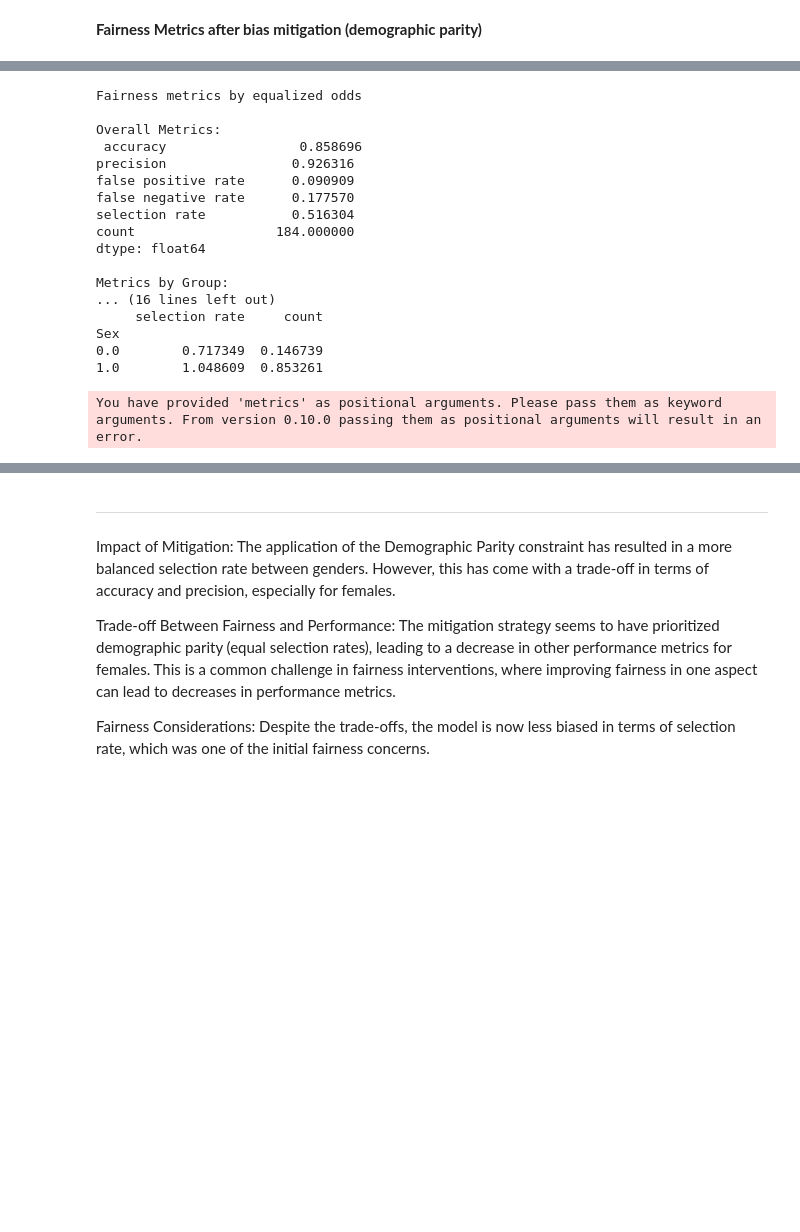
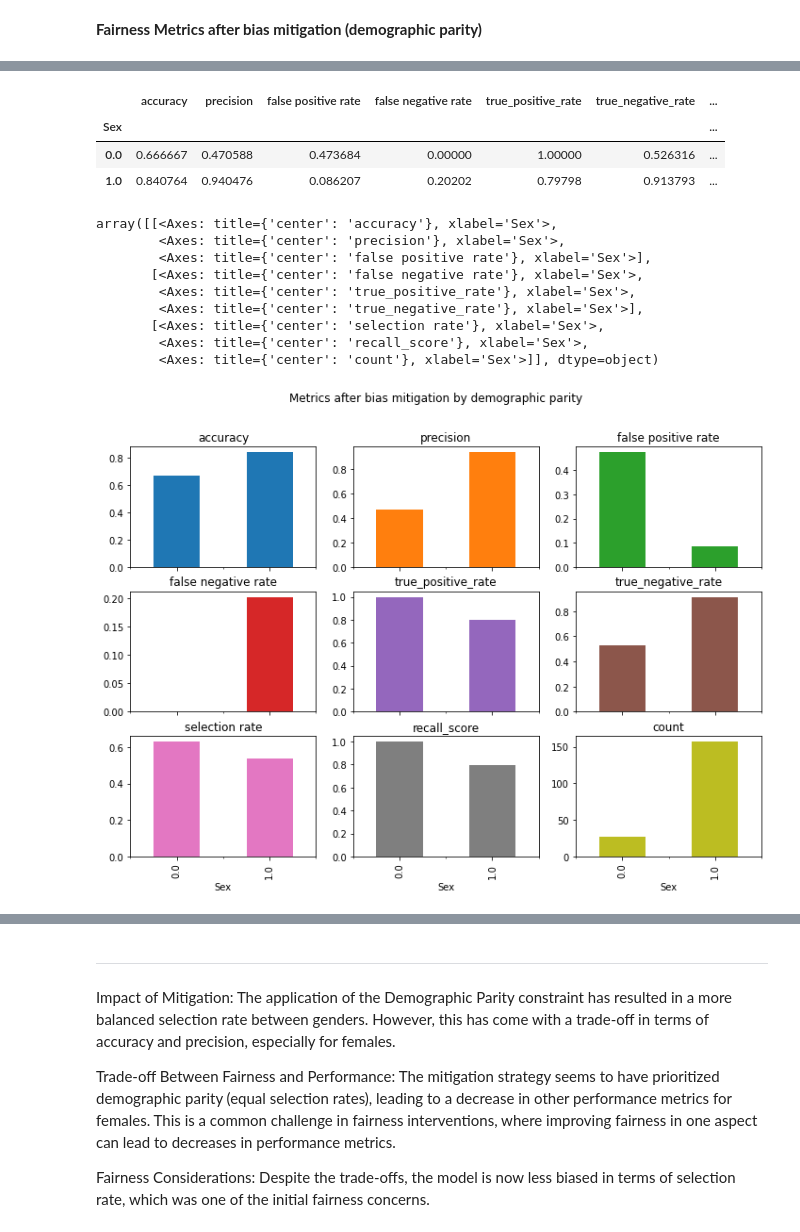
Before and after one commit to PhwayThantChae/Heart-Failure-Prediction-With-Fairness-ML, a Jupyter notebook: Fairlearn/SVM-with-Fairlearn.ipynb, the cells around one changed output, grey strips where cells are left out. Cells and saved outputs as stored; diff of their text form; code cells hidden in the pictures; blank space fills up the shorter version.

```diff
--- a/Fairlearn/SVM-with-Fairlearn.ipynb
+++ b/Fairlearn/SVM-with-Fairlearn.ipynb
@@ -553,15 +541,19 @@ metrics = {
     "precision": precision_score,
     "false positive rate": false_positive_rate,
     "false negative rate": false_negative_rate,
+    "true_positive_rate": true_positive_rate,
+    "true_negative_rate": true_negative_rate,
     "selection rate": selection_rate,
+    "recall_score": recall_score,
     "count": count,
 }
+
 mf = MetricFrame(metrics, y_true=y_test, y_pred=prediction_dp, sensitive_features=sa_test)
 
 
 print("Fairness metrics by demographic parity\n")
 # Output overall metrics and metrics by group
-print("Overall Metrics:\n", mf.overall)
+print("Overall Metrics after bias mitigation by demographic parity:\n", mf.overall)
 print("\nMetrics by Group:\n", mf.by_group)
 
 # Optionally, compute and print disparities
@@ -588,48 +580,32 @@ Sex
 You have provided 'metrics' as positional arguments. Please pass them as keyword arguments. From version 0.10.0 passing them as positional arguments will result in an error.
-# %%
-from fairlearn.metrics import MetricFrame
-from fairlearn.metrics import selection_rate
-from sklearn.metrics import accuracy_score, precision_score, recall_score, f1_score
-
-metrics = {
-    "accuracy": accuracy_score,
-    "precision": precision_score,
-    "false positive rate": false_positive_rate,
-    "false negative rate": false_negative_rate,
-    "selection rate": selection_rate,
-    "count": count,
-}
-
-mf = MetricFrame(metrics, y_true=y_test, y_pred=prediction_eo, sensitive_features=sa_test)
-
-
-print("Fairness metrics by equalized odds\n")
-# Output overall metrics and metrics by group
-print("Overall Metrics:\n", mf.overall)
-print("\nMetrics by Group:\n", mf.by_group)
-
-# Optionally, compute and print disparities
-disparities = mf.by_group / mf.overall
-print("\nDisparities:\n", disparities)
-# %% [output]
-Fairness metrics by equalized odds
-
-Overall Metrics:
- accuracy                 0.858696
-precision                0.926316
-false positive rate      0.090909
-false negative rate      0.177570
-selection rate           0.516304
-count                  184.000000
-dtype: float64
-
-Metrics by Group:
-... (16 lines left out)
-     selection rate     count
-Sex
-0.0        0.717349  0.146739
-1.0        1.048609  0.853261
-You have provided 'metrics' as positional arguments. Please pass them as keyword arguments. From version 0.10.0 passing them as positional arguments will result in an error.
+# %%
+mf.by_group
+# %% [output]
+|  | accuracy | precision | false positive rate | false negative rate | true_positive_rate | true_negative_rate | ... |
+| Sex |  |  |  |  |  |  | ... |
+| 0.0 | 0.666667 | 0.470588 | 0.473684 | 0.00000 | 1.00000 | 0.526316 | ... |
+| 1.0 | 0.840764 | 0.940476 | 0.086207 | 0.20202 | 0.79798 | 0.913793 | ... |
+# %%
+metric_frame = MetricFrame(metrics=metrics, y_true=y_test, y_pred=prediction_dp, sensitive_features=sa_test)
+
+metric_frame.by_group.plot.bar(
+    subplots=True,
+    layout=[3, 3],
+    legend=False,
+    figsize=[12, 8],
+    title="Metrics after bias mitigation by demographic parity",
+)
+# %% [output]
+array([[<Axes: title={'center': 'accuracy'}, xlabel='Sex'>,
+        <Axes: title={'center': 'precision'}, xlabel='Sex'>,
+        <Axes: title={'center': 'false positive rate'}, xlabel='Sex'>],
+       [<Axes: title={'center': 'false negative rate'}, xlabel='Sex'>,
+        <Axes: title={'center': 'true_positive_rate'}, xlabel='Sex'>,
+        <Axes: title={'center': 'true_negative_rate'}, xlabel='Sex'>],
+       [<Axes: title={'center': 'selection rate'}, xlabel='Sex'>,
+        <Axes: title={'center': 'recall_score'}, xlabel='Sex'>,
+        <Axes: title={'center': 'count'}, xlabel='Sex'>]], dtype=object)
+[figure, added]
 # %%
 dpd = demographic_parity_difference(y_test, prediction_dp, sensitive_features = sa_test)
 eod = equalized_odds_difference(y_test, prediction_dp, sensitive_features = sa_test)
```
Also changed, not shown: parts of 25 cells of this notebook.
